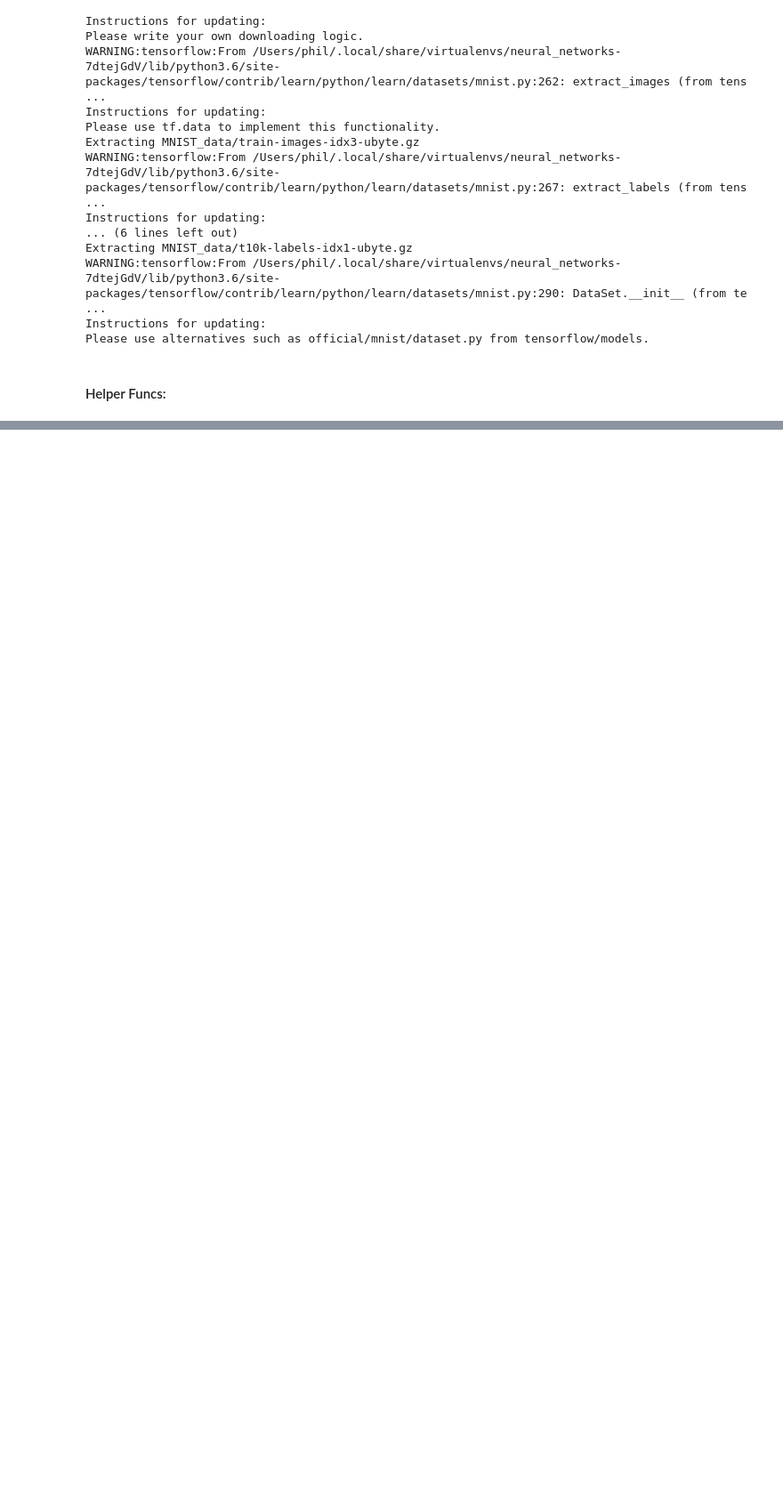
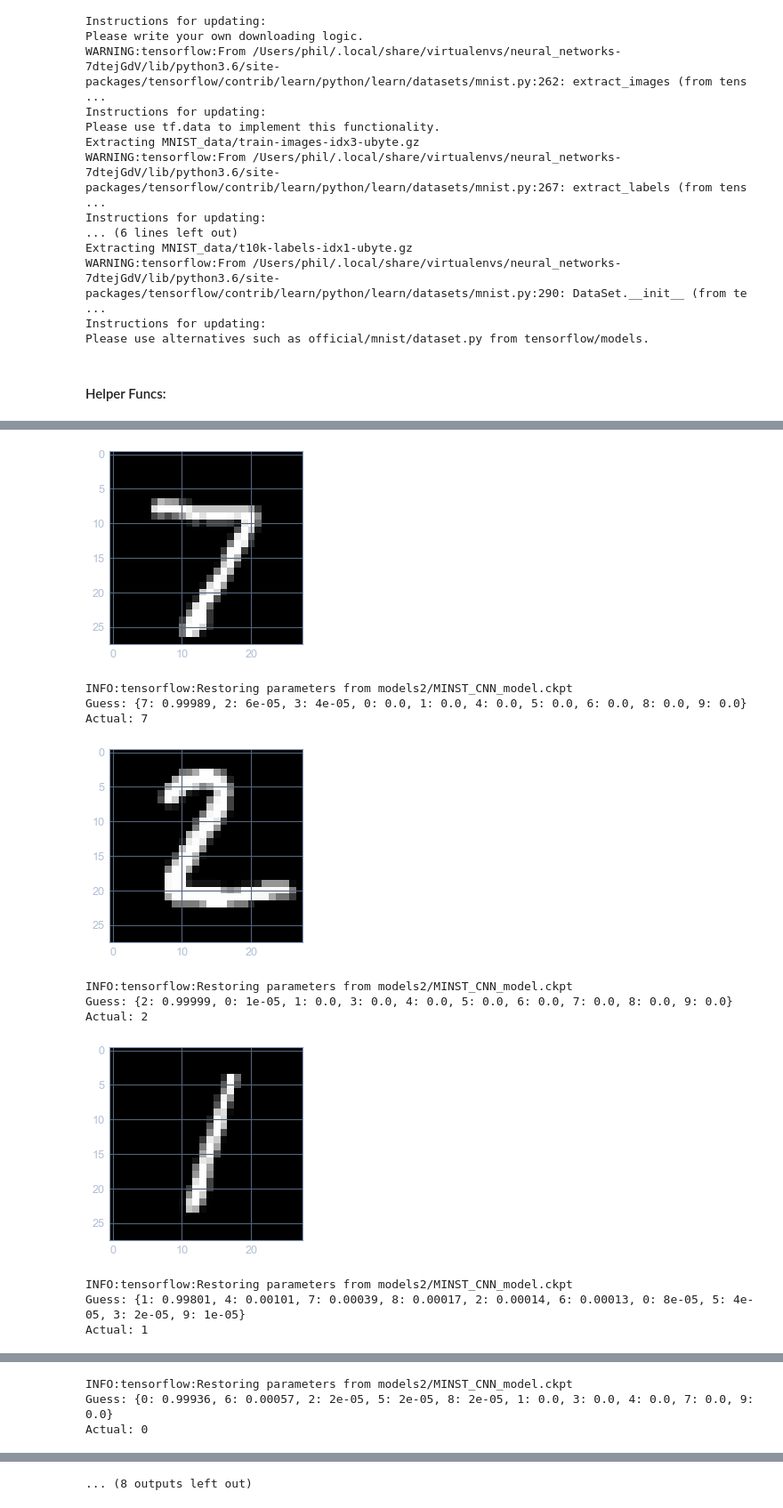
Before and after one commit to p-gonzo/python_data_science, a Jupyter notebook: MNIST/MNIST_CNN_approach.ipynb, the cells around one changed output, grey strips where cells are left out. Shown: that part at 89% size. Cells and saved outputs as stored; diff of their text form; code cells hidden in the pictures; blank space fills up the shorter version.

Commit message:
Complete implementation of MINST CNN Approach

```diff
--- a/MNIST/MNIST_CNN_approach.ipynb
+++ b/MNIST/MNIST_CNN_approach.ipynb
@@ -72,0 +175,4 @@ x_image = tf.reshape(x, [-1, 28, 28, 1])
+# %%
+def show_image(image):
+    image = image.reshape(28,28)
+    plt.imshow(image, cmap='gist_gray')
@@ -72,0 +182,21 @@ x_image = tf.reshape(x, [-1, 28, 28, 1])
+# %%
+for i in range(10):
+    img_idx = i
+    image = mnist.test.images[i]
+    show_image(image)
+    plt.show()
+    print(f"Guess: {make_prediction(image)}")
+    print(f"Actual: {return_image_classification(i)}")
+# %% [output]
+[figure, added]
+INFO:tensorflow:Restoring parameters from models2/MINST_CNN_model.ckpt
+Guess: {7: 0.99989, 2: 6e-05, 3: 4e-05, 0: 0.0, 1: 0.0, 4: 0.0, 5: 0.0, 6: 0.0, 8: 0.0, 9: 0.0}
+Actual: 7
+[figure, added]
+INFO:tensorflow:Restoring parameters from models2/MINST_CNN_model.ckpt
+Guess: {2: 0.99999, 0: 1e-05, 1: 0.0, 3: 0.0, 4: 0.0, 5: 0.0, 6: 0.0, 7: 0.0, 8: 0.0, 9: 0.0}
+Actual: 2
+[figure, added]
+INFO:tensorflow:Restoring parameters from models2/MINST_CNN_model.ckpt
+Guess: {1: 0.99801, 4: 0.00101, 7: 0.00039, 8: 0.00017, 2: 0.00014, 6: 0.00013, 0: 8e-05, 5: 4e-05, 3: 2e-05, 9: 1e-05}
+Actual: 1
@@ -72,0 +204,3 @@ x_image = tf.reshape(x, [-1, 28, 28, 1])
+INFO:tensorflow:Restoring parameters from models2/MINST_CNN_model.ckpt
+Guess: {0: 0.99936, 6: 0.00057, 2: 2e-05, 5: 2e-05, 8: 2e-05, 1: 0.0, 3: 0.0, 4: 0.0, 7: 0.0, 9: 0.0}
+Actual: 0
@@ -72,0 +215 @@ x_image = tf.reshape(x, [-1, 28, 28, 1])
+... (8 outputs left out)
```
Also changed, not shown: parts of 24 cells of this notebook, 4 other files.
